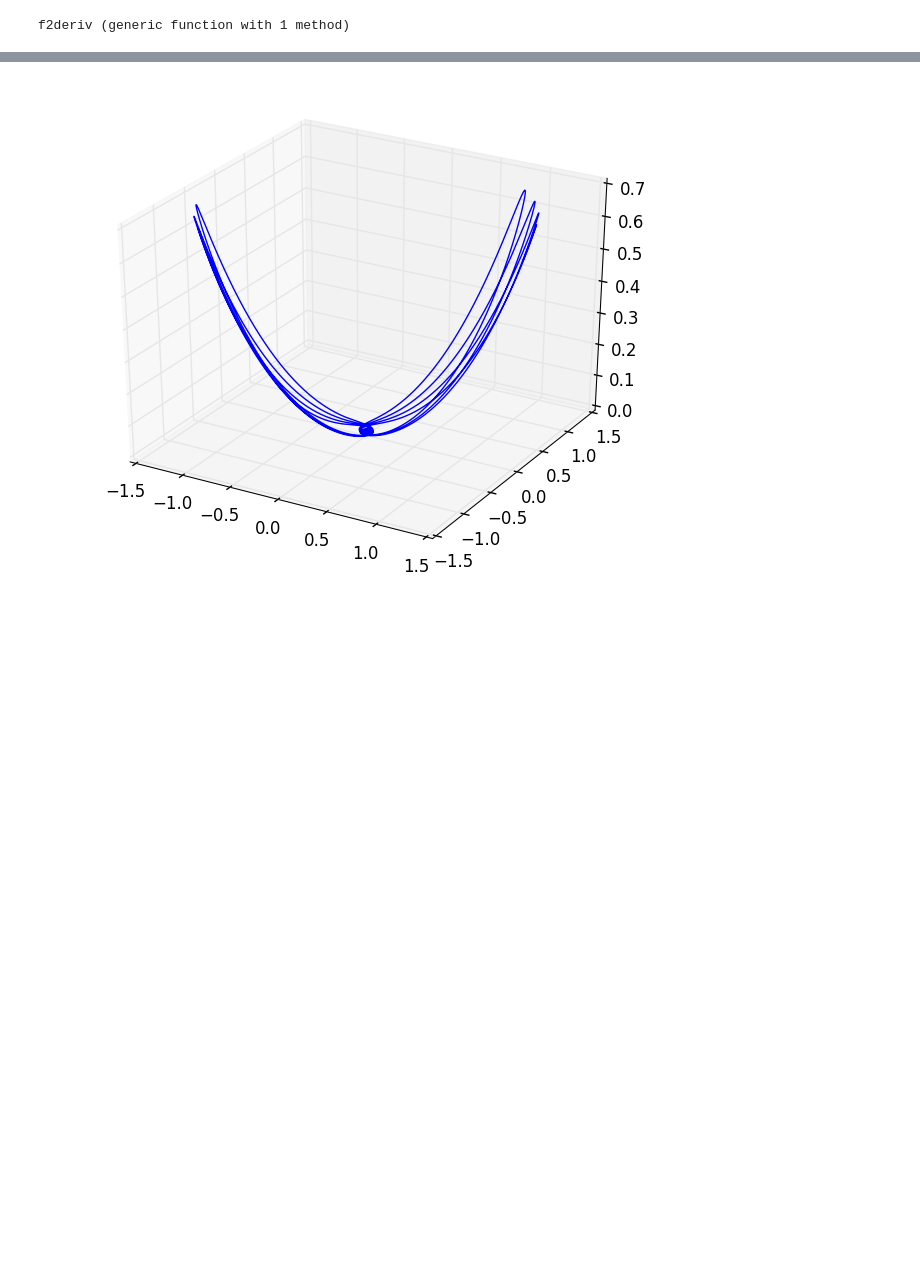
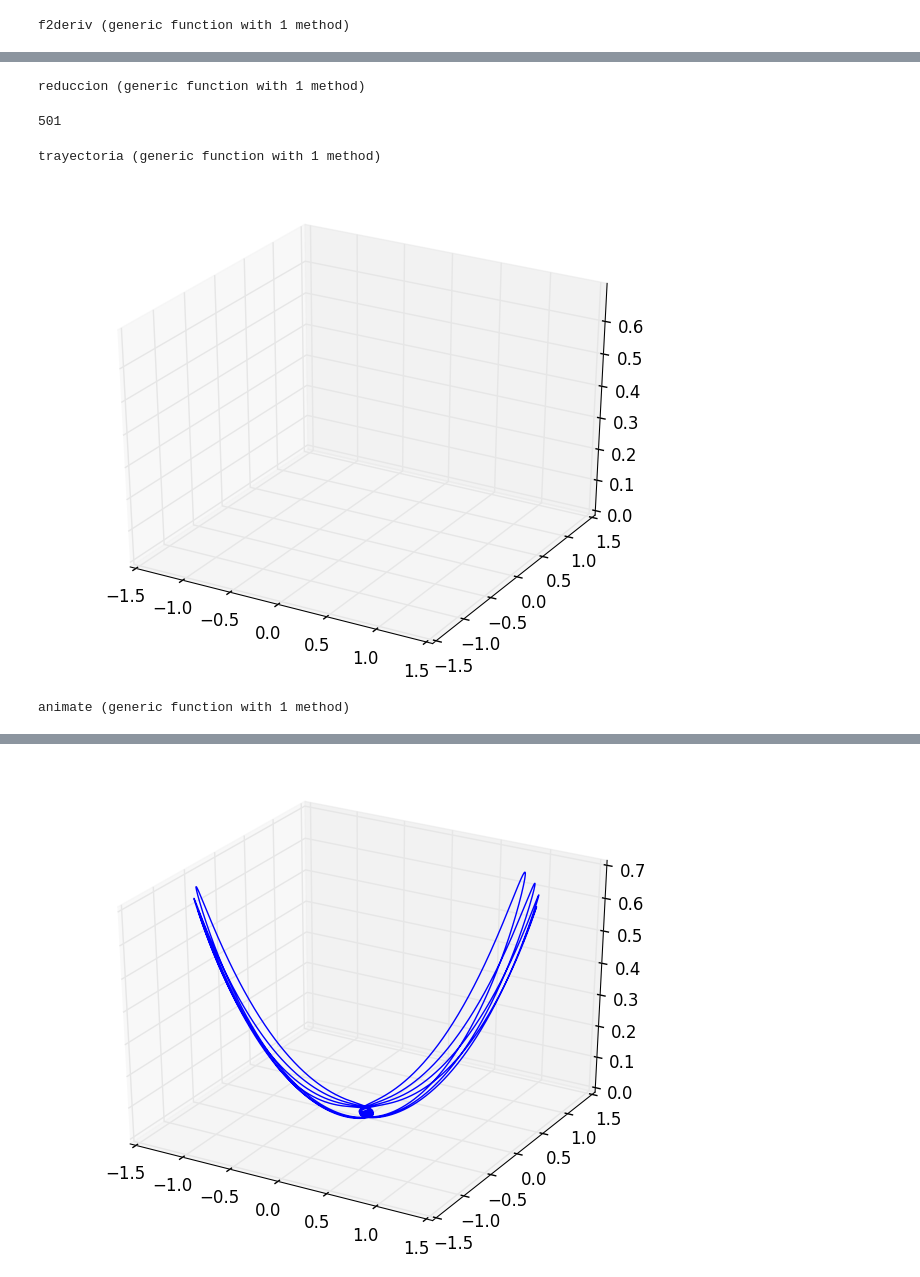
Before and after one commit to GX-Calva-Garcia/Proyecto-Final, a Jupyter notebook: pendulo_polares.ipynb, the cells around one changed output, grey strips where cells are left out. Saved outputs shown, nothing was run; the diff lists cells and outputs as text; code cells hidden in the pictures; blank space fills up the shorter version.

```diff
--- a/pendulo_polares.ipynb
+++ b/pendulo_polares.ipynb
@@ -279,0 +286,77 @@ zs2 = 2 - 2*cos(δs);
+# %%
+function reduccion(q,n)
+    Q = [q[1]]
+    for i in 1:length(q)
+        a = i/n
+        if a == int(a)
+            push!(Q,q[i])
+        end
+    end
+    Q
+end
+# %% [output]
+reduccion (generic function with 1 method)
+# %%
+X = reduccion(xs2,200)
+Y = reduccion(ys2,200)
+Z = reduccion(zs2,200)
+length(X)
+# %% [output]
+501
+# %%
+function trayectoria(q)
+    n = length(q)
+    Q = Vector{Float32}[q]
+    for i in 1:(n-1)
+        q₁ = q[1:(n-i)]
+        push!(Q,q₁)
+    end
+    reverse(Q)
+end
+# %% [output]
+trayectoria (generic function with 1 method)
+# %%
+T₁ = trayectoria(X)
+T₂ = trayectoria(Y)
+T₃ = trayectoria(Z);
+# %%
+fig = plt.figure()
+ax = subplot(111, projection="3d", xlim=(-1.5, 1.5), ylim=(-1.5, 1.5), zlim=(0,0.7))
+
+global line1 = ax[:plot]([], [], "mo", lw=2)[1]
+global line2 = ax[:plot]([], [], [], "m")[1]
+
+# Inicialización
+function init()
+    global line1
+    global line2
+
+
+    line1[:set_data]([], [])
+    line1[:set_3d_properties]([])
+
+    line2[:set_data]([], [])
+    line2[:set_3d_properties]([])
+
+
+    return ([line1, line2],None)
+end
+
+function animate(i)
+    global line1
+    global line2
+
+
+    # i+1 para que i=0 sea x[1]
+
+    line1[:set_data]([X[i+1]],[Y[i+1]])
+    line1[:set_3d_properties](Z[i+1])
+
+    line2[:set_data](T₁[i+1],T₂[i+1])
+    line2[:set_3d_properties](T₃[i+1])
+
+    return ([line1,line2],None)
+end
+# %% [output]
+[figure, added]
+animate (generic function with 1 method)
```
Also changed, not shown: parts of 13 cells of this notebook, 1 other file.
